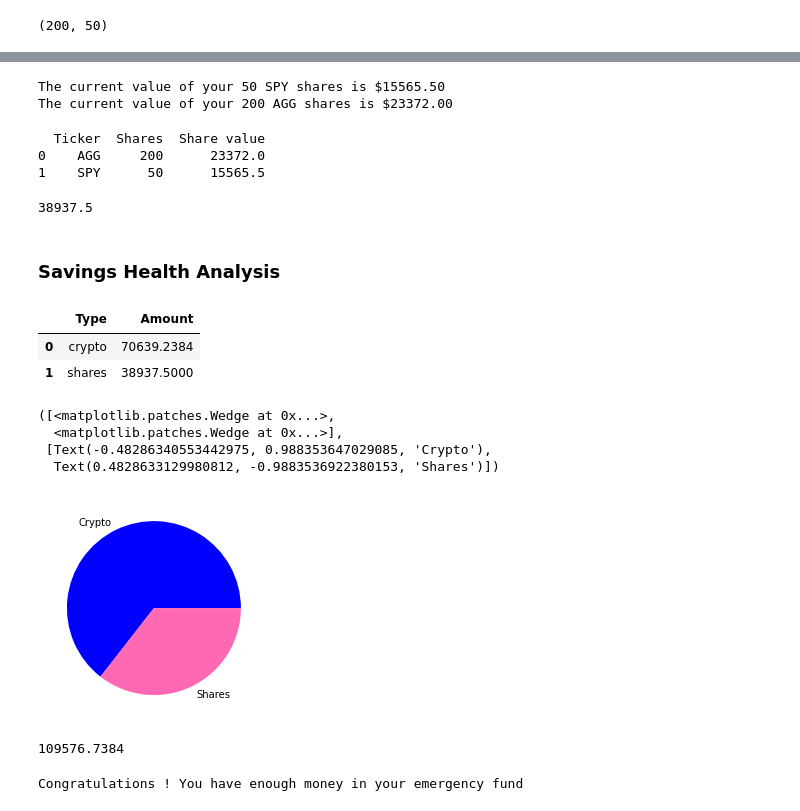
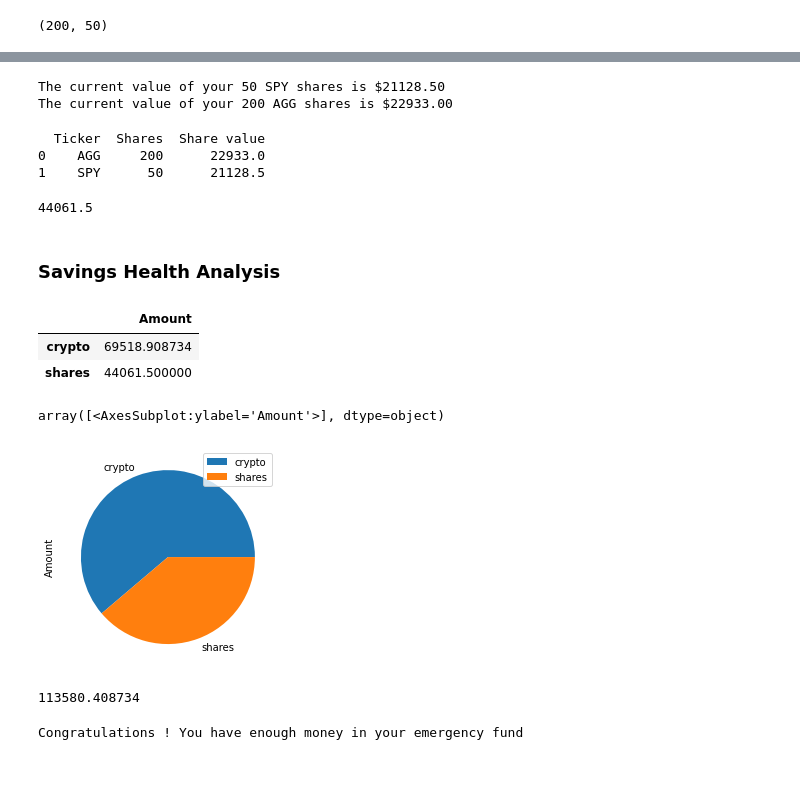
Before and after one commit to vjreddy2001/Financial-Planning-for-Credit-Unions, a Jupyter notebook: financial-planner.ipynb, the cells around one changed output, grey strips where cells are left out. Saved outputs shown, nothing was run; the diff lists cells and outputs as text; code cells hidden in the pictures; blank space fills up the shorter version.

```diff
--- a/financial-planner.ipynb
+++ b/financial-planner.ipynb
@@ -159,8 +159,8 @@ alpaca = tradeapi.REST(
 )
 # %%
 # Format current date as ISO format
-start_date = pd.Timestamp("2019-06-04", tz="America/New_york").isoformat()
-end_date = pd.Timestamp("2020-06-04", tz="America/New_york").isoformat()
+start_date = pd.Timestamp("2020-06-04", tz="America/New_york").isoformat()
+end_date = pd.Timestamp("2021-06-04", tz="America/New_york").isoformat()
 # %%
 # Set the tickers
 tickers = ["AGG", "SPY"]
@@ -236,8 +229,8 @@ my_value = (my_agg_value, my_spy_value)
 print(f"The current value of your {my_spy} SPY shares is ${my_spy_value:0.2f}")
 print(f"The current value of your {my_agg} AGG shares is ${my_agg_value:0.2f}")
 # %% [output]
-The current value of your 50 SPY shares is $15565.50
-The current value of your 200 AGG shares is $23372.00
+The current value of your 50 SPY shares is $21128.50
+The current value of your 200 AGG shares is $22933.00
 # %%
 # creating a datafrom for the portfolio
 share_portfolio = []
@@ -248,9 +241,9 @@ share_value = share_portfolio['Share value'].sum()
 share_value
 # %% [output]
   Ticker  Shares  Share value
-0    AGG     200      23372.0
-1    SPY      50      15565.5
+0    AGG     200      22933.0
+1    SPY      50      21128.5
-38937.5
+44061.5
 # %% [markdown]
 ### Savings Health Analysis
 # %%
@@ -265,26 +258,28 @@ df_savings = []
 save_type = ("crypto","shares")
 save_amt = (crypto_value, share_value)
 data_savings = {'Type' : save_type , 'Amount' : save_amt}
-df_savings = pd.DataFrame(data=data_savings)
+df_savings = pd.DataFrame(data=data_savings, index=["crypto","shares"])
 # %%
 # Display savings DataFrame
+df_savings = df_savings.drop(columns=['Type'])
 display(df_savings)
 # %% [output]
-|  | Type | Amount |
-| 0 | crypto | 70639.2384 |
-| 1 | shares | 38937.5000 |
+|  | Amount |
+| crypto | 69518.908734 |
+| shares | 44061.500000 |
 # %%
 # Plot savings pie chart
-y=df_savings["Amount"]
-mylabels = ["Crypto" , "Shares"]
+#y=df_savings["Amount"]
+#mylabels = ["Crypto" , "Shares"]
 mycolors = ["b", "hotpink"]
-plt.pie(y, labels=mylabels, colors = mycolors)
+explode = (0, 0.1)
+
+df_savings.plot.pie(subplots=True)
+
+#df_savings.plot.pie(y, colors = mycolors, shadow=True, radius=1.75, autopct='%1.1f%%', explode=explode)
 # %% [output]
-([<matplotlib.patches.Wedge at 0x...>,
-  <matplotlib.patches.Wedge at 0x...>],
- [Text(-0.48286340553442975, 0.988353647029085, 'Crypto'),
-  Text(0.4828633129980812, -0.9883536922380153, 'Shares')])
+array([<AxesSubplot:ylabel='Amount'>], dtype=object)
-[figure, old version]
+[figure, new version]
 # %%
 # Set ideal emergency fund
 emergency_fund = monthly_income * 3
@@ -293,7 +288,7 @@ emergency_fund = monthly_income * 3
 savings_amount= df_savings["Amount"].sum()
 savings_amount
 # %% [output]
-109576.7384
+113580.408734
 # %%
 # Validate saving health
 savings_amount > emergency_fund
```
Also changed, not shown: parts of 29 cells of this notebook.
